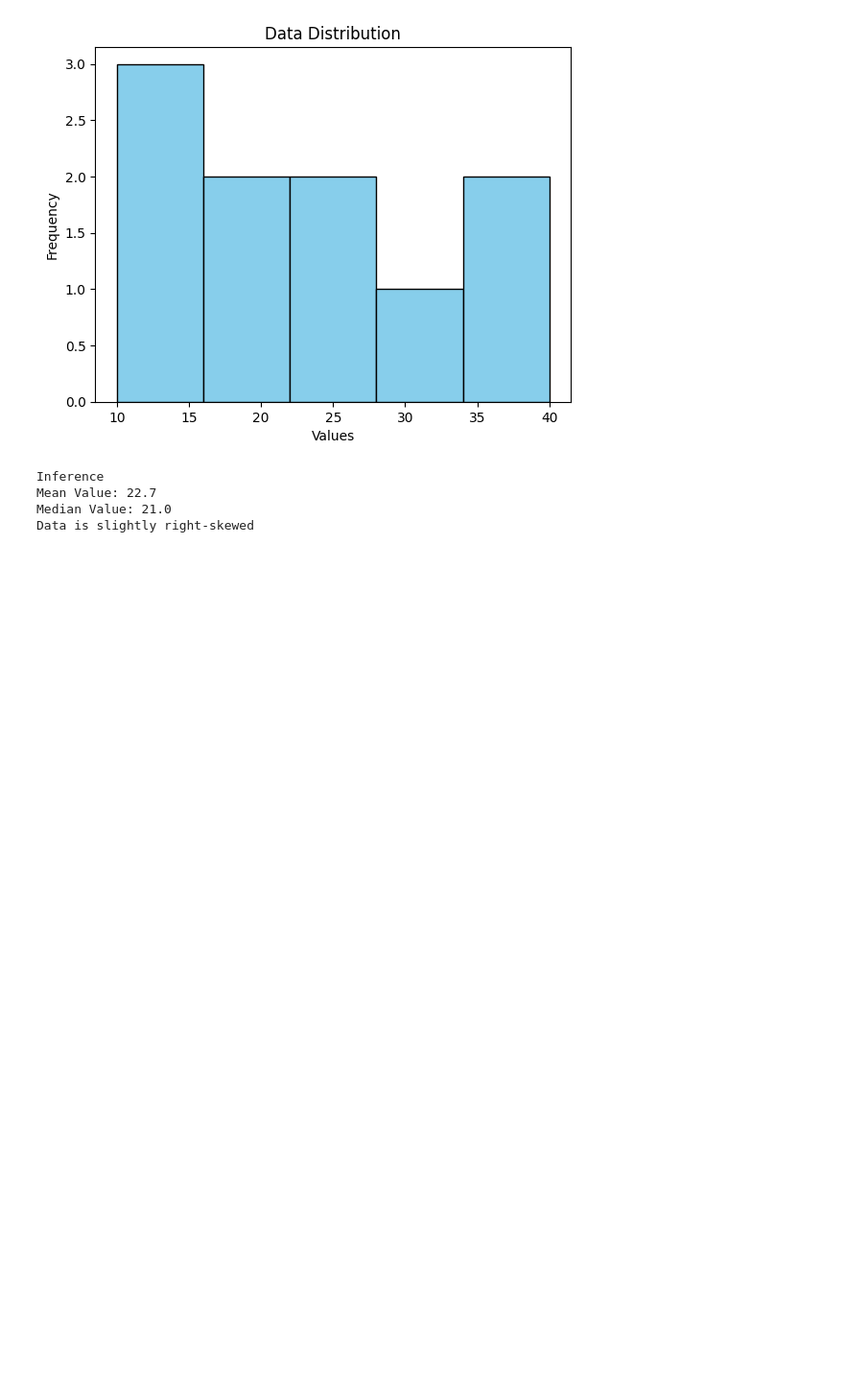
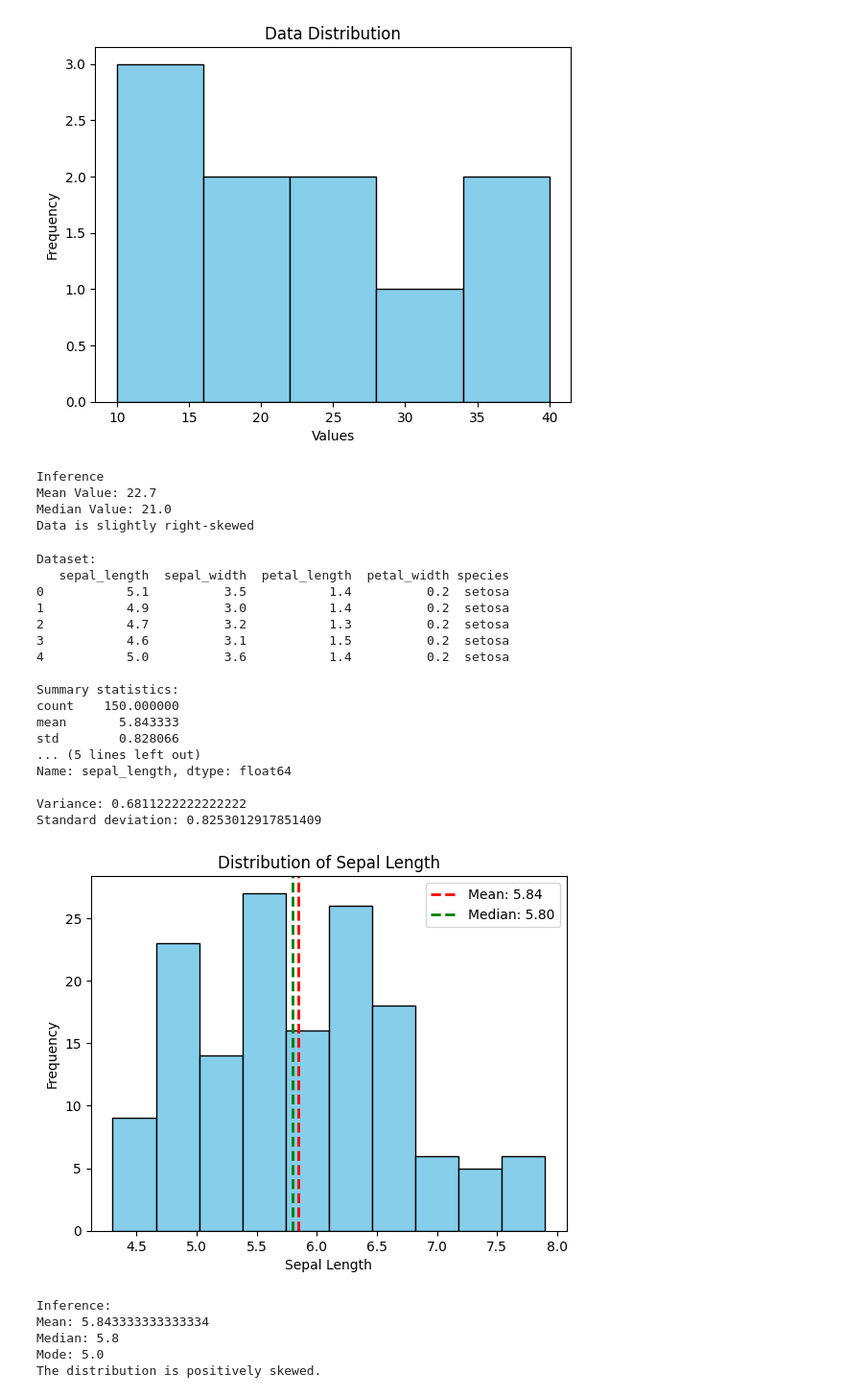
Before and after one commit to Asmafatimah/2025-2026-even--AI-B-DS-Asma-Fatimah_4070-, a Jupyter notebook: week3_17_02_26.ipynb, the cells around one changed output. Shown at 96% size. Drawn from its saved outputs; the diff is of its cells as text; code cells hidden in the pictures; blank space fills up the shorter version.

```diff
--- a/week3_17_02_26.ipynb
+++ b/week3_17_02_26.ipynb
@@ -216,3 +216,68 @@ Inference
 Mean Value: 22.7
 Median Value: 21.0
 Data is slightly right-skewed
+# %%
+import matplotlib.pyplot as plt
+import numpy as np
+import pandas as pd
+url = "https://raw.githubusercontent.com/mwaskom/seaborn-data/master/iris.csv"
+print("Dataset:")
+df = pd.read_csv(url)
+print(df.head())
+data = df['sepal_length']
+print("\nSummary statistics:")
+print(data.describe())
+print("\nVariance:", np.var(data))
+print("Standard deviation:", np.std(data))
+# Mean, Median, Mode
+mean_value = np.mean(data)
+median_value = np.median(data)
+mode_value = data.mode()
+# Histogram
+plt.hist(data, bins=10, color='skyblue', edgecolor='black')
+plt.axvline(mean_value, color='red', linestyle='dashed',
+            linewidth=2, label=f"Mean: {mean_value:.2f}")
+plt.axvline(median_value, color='green', linestyle='dashed',
+            linewidth=2, label=f"Median: {median_value:.2f}")
+plt.xlabel('Sepal Length')
+plt.ylabel('Frequency')
+plt.title('Distribution of Sepal Length')
+plt.legend()
+plt.show()
+print("\nInference:")
+print("Mean:", mean_value)
+print("Median:", median_value)
+if len(mode_value) == 1:
+    print("Mode:", mode_value[0])
+else:
+    print("Mode:", list(mode_value))
+if mean_value > median_value:
+    print("The distribution is positively skewed.")
+elif mean_value < median_value:
+    print("The distribution is negatively skewed.")
+else:
+    print("The distribution is symmetric.")
+# %% [output]
+Dataset:
+   sepal_length  sepal_width  petal_length  petal_width species
+0           5.1          3.5           1.4          0.2  setosa
+1           4.9          3.0           1.4          0.2  setosa
+2           4.7          3.2           1.3          0.2  setosa
+3           4.6          3.1           1.5          0.2  setosa
+4           5.0          3.6           1.4          0.2  setosa
+
+Summary statistics:
+count    150.000000
+mean       5.843333
+std        0.828066
+... (5 lines left out)
+Name: sepal_length, dtype: float64
+
+Variance: 0.6811222222222222
+Standard deviation: 0.8253012917851409
+[figure, added]
+Inference:
+Mean: 5.843333333333334
+Median: 5.8
+Mode: 5.0
+The distribution is positively skewed.
```
